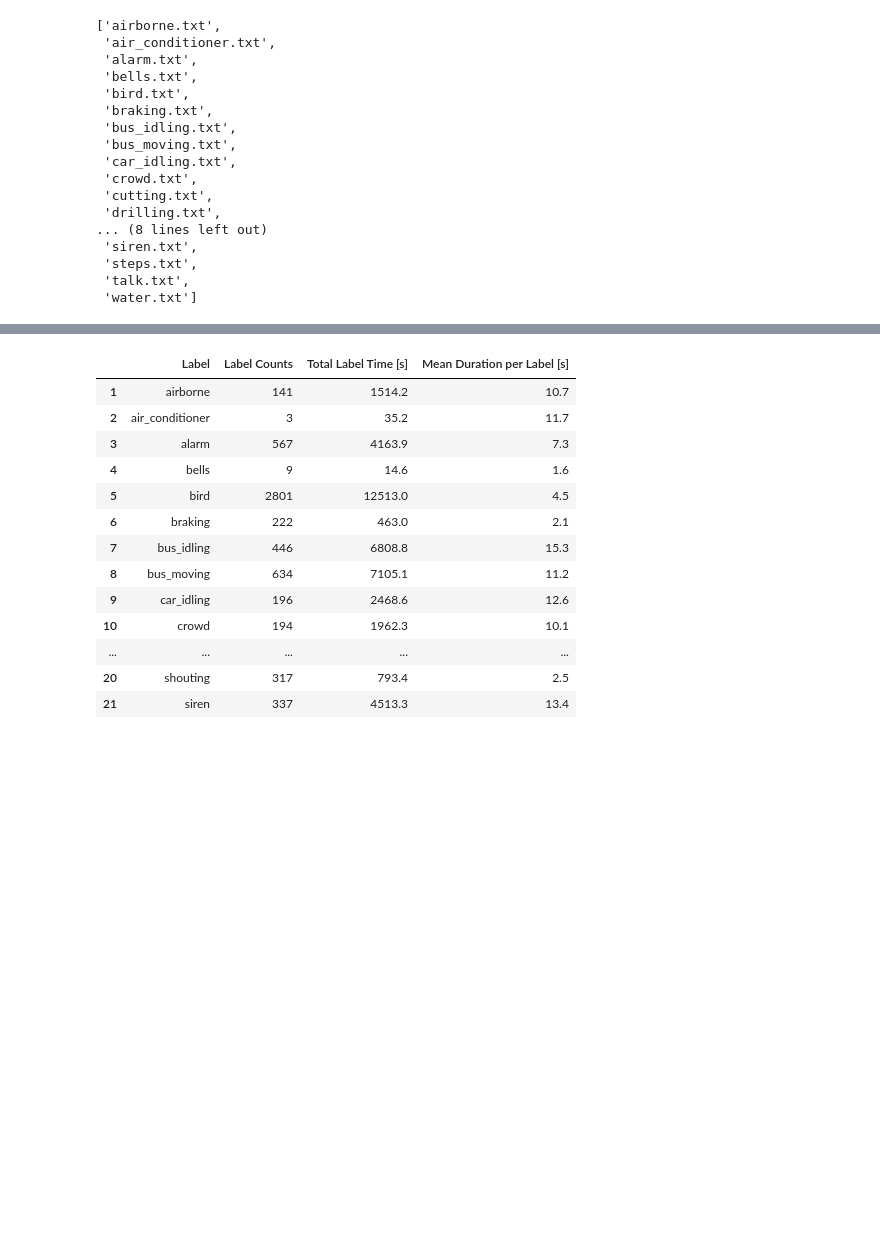
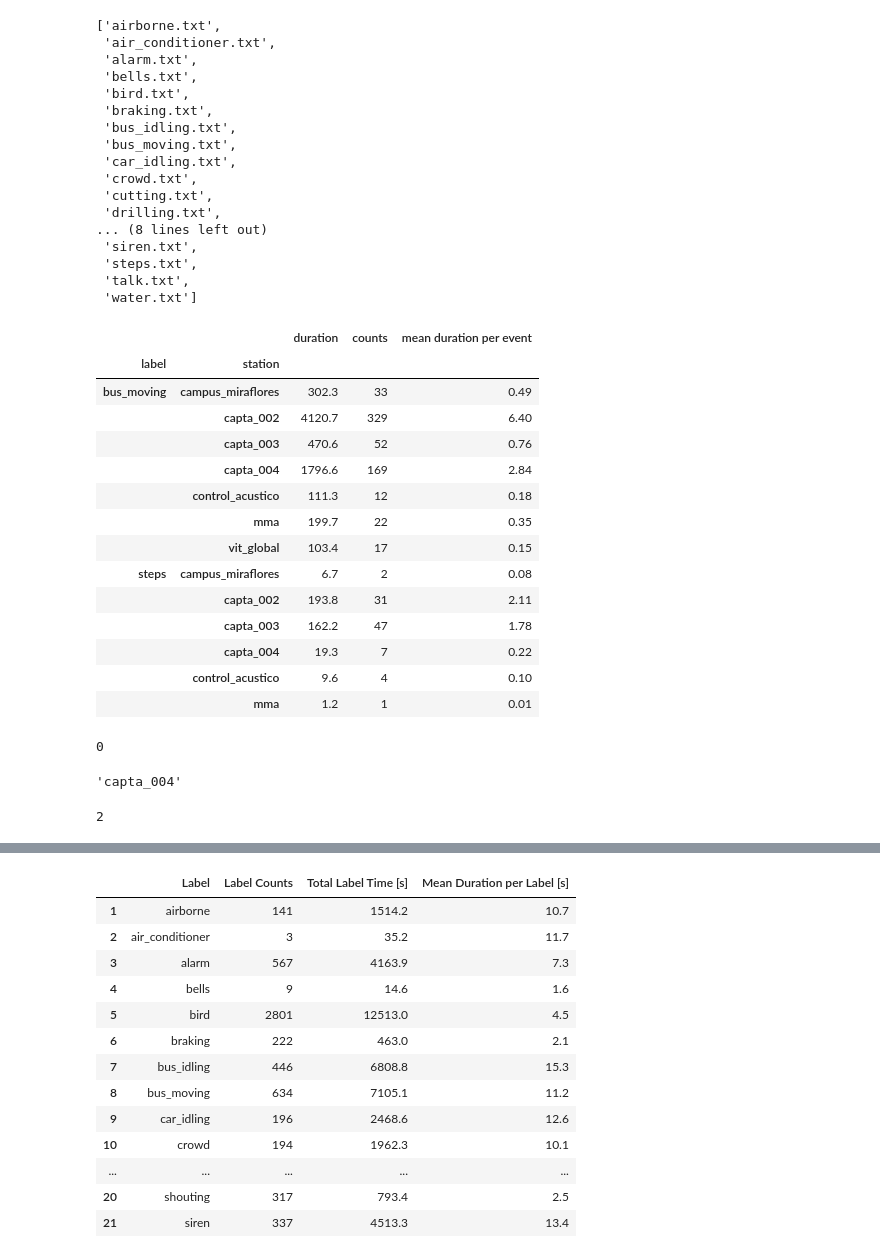
Before and after one commit to JoaquinRMorales/fusa_noise, a Jupyter notebook: Experiments.ipynb, the cells around one changed output, grey strips where cells are left out. Saved outputs shown, nothing was run; the diff lists cells and outputs as text; code cells hidden in the pictures; blank space fills up the shorter version.

```diff
--- a/Experiments.ipynb
+++ b/Experiments.ipynb
@@ -152 +157,37 @@ columns = ['Label', 'Label Counts','Total Label Time [s]', 'Mean Duration per La
 rows = []
+# %%
+filename = os.getcwd()+'/Data/Threshold_05/'+'bus_moving.txt'
+filename2 = os.getcwd()+'/Data/Threshold_05/'+'steps.txt'
+
+daf = pd.read_csv(filename, sep=' ')
+daf2 = pd.read_csv(filename2, sep=' ')
+daf['counts'] = 1
+daf = daf.drop(['power', 'original wav', 'filename'], axis = 1)
+daf['mean duration per event'] = round(daf['duration'] / len(daf.loc[daf['label'] == 'bus_moving']), 2)
+daf['duration'] = round(daf['duration'], 1)
+
+daf2['counts'] = 1
+daf2['counts'] = 1
+daf2 = daf2.drop(['power', 'original wav', 'filename'], axis = 1)
+daf2['mean duration per event'] = round(daf2['duration'] / len(daf2.loc[daf2['label'] == 'steps']), 2)
+daf2['duration'] = round(daf2['duration'], 1)
+# %%
+a = daf.groupby(['label', 'station']).sum()
+a = a.append(daf2.groupby(['label', 'station']).sum())
+a
+# %% [output]
+|  |  | duration | counts | mean duration per event |
+| label | station |  |  |  |
+| bus_moving | campus_miraflores | 302.3 | 33 | 0.49 |
+|  | capta_002 | 4120.7 | 329 | 6.40 |
+|  | capta_003 | 470.6 | 52 | 0.76 |
+|  | capta_004 | 1796.6 | 169 | 2.84 |
+|  | control_acustico | 111.3 | 12 | 0.18 |
+|  | mma | 199.7 | 22 | 0.35 |
+|  | vit_global | 103.4 | 17 | 0.15 |
+| steps | campus_miraflores | 6.7 | 2 | 0.08 |
+|  | capta_002 | 193.8 | 31 | 2.11 |
+|  | capta_003 | 162.2 | 47 | 1.78 |
+|  | capta_004 | 19.3 | 7 | 0.22 |
+|  | control_acustico | 9.6 | 4 | 0.10 |
+|  | mma | 1.2 | 1 | 0.01 |
@@ -152,0 +206,17 @@ rows = []
+# %%
+my_dict
+# %% [output]
+0
+# %%
+daf['station'][0]
+# %% [output]
+'capta_004'
+# %%
+filename = os.getcwd()+'/Data/Threshold_05/air_conditioner.txt'
+daf = pd.read_csv(filename, sep=' ')
+len(daf.loc[daf['station'] == 'capta_004'])
+
+
+# df.loc[df['mID']=='A','hID'].agg(['nunique','count','size'])
+# %% [output]
+2
```
Also changed, not shown: parts of 7 cells of this notebook, 3 other files.
